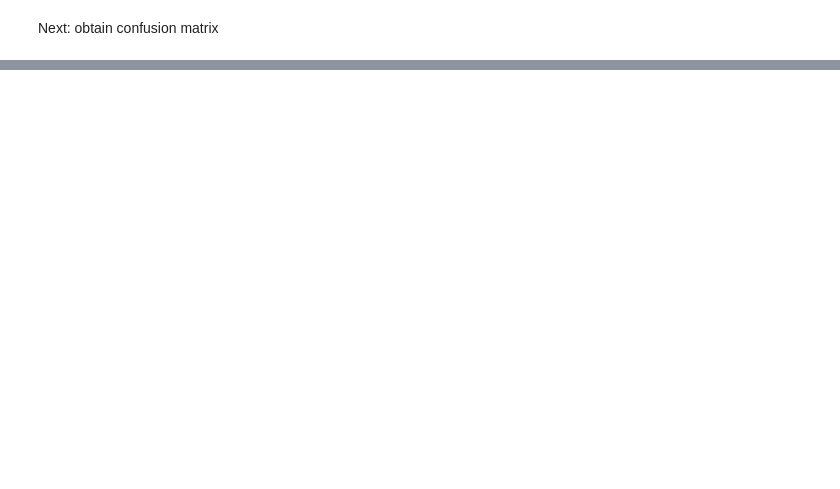
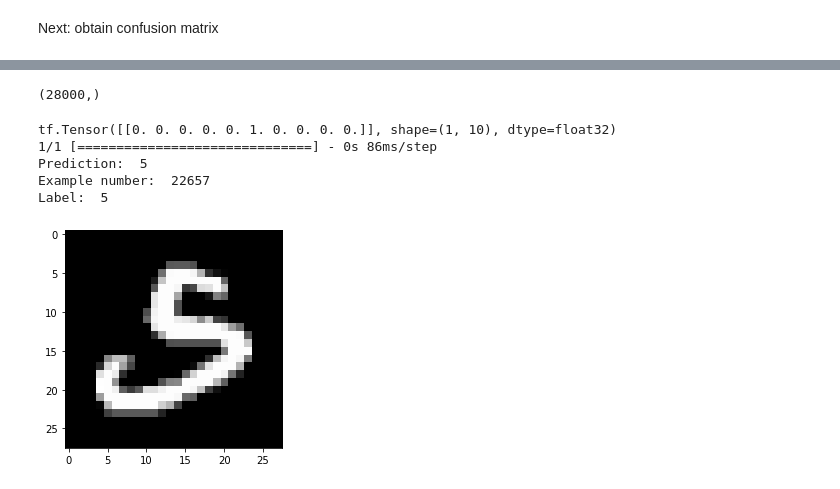
Before and after one commit to alessandro-rubin/MNIST, a Jupyter notebook: minst_cnn.ipynb, the cells around one changed output, grey strips where cells are left out. Cells and saved outputs as stored; diff of their text form; code cells hidden in the pictures; blank space fills up the shorter version.

```diff
--- a/minst_cnn.ipynb
+++ b/minst_cnn.ipynb
@@ -233,0 +240,6 @@ weighted avg      0.981     0.981     0.981      6000
+# %%
+kaggle_test=pd.read_csv('digit-recognizer/test.csv')
+kaggle_test.shape
+kaggle_test = np.array(kaggle_test).reshape(-1, 28, 28, 1)
+# %%
+kaggle_predictions=model.predict(kaggle_test)
@@ -233,0 +248,13 @@ weighted avg      0.981     0.981     0.981      6000
+# %%
+print(np.argmax(kaggle_predictions,axis=1).shape)
+# %% [output]
+(28000,)
+# %%
+test_model(model,kaggle_test,kaggle_predictions,np.random.randint(0,28000),show_probability=True)
+# %% [output]
+tf.Tensor([[0. 0. 0. 0. 0. 1. 0. 0. 0. 0.]], shape=(1, 10), dtype=float32)
+1/1 [==============================] - 0s 86ms/step
+Prediction:  5
+Example number:  22657
+Label:  5
+[figure, added]
```
Also changed, not shown: parts of 16 cells of this notebook, 5 other files.
